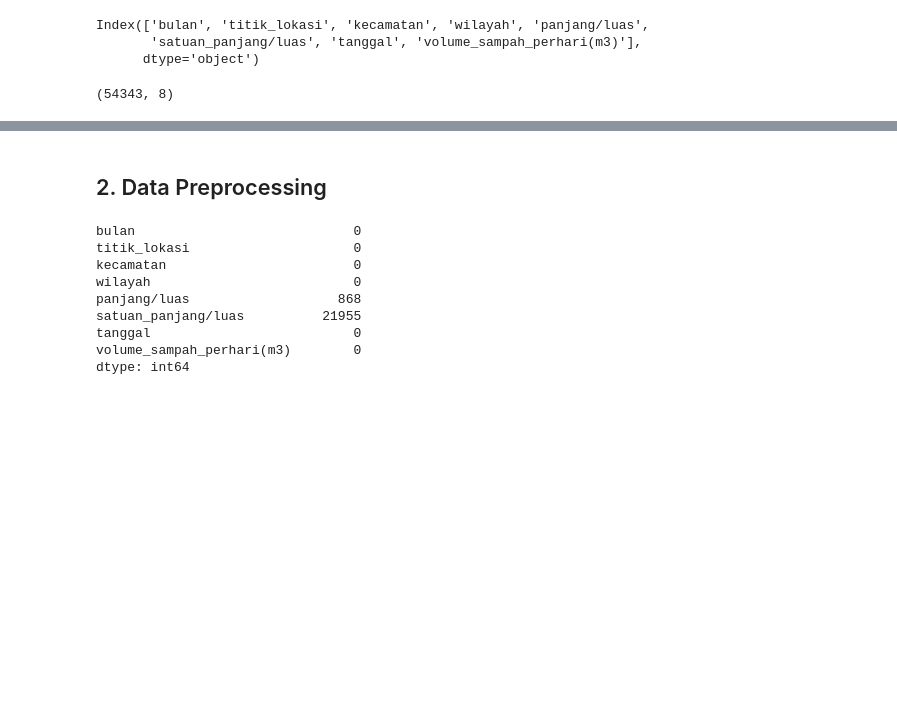
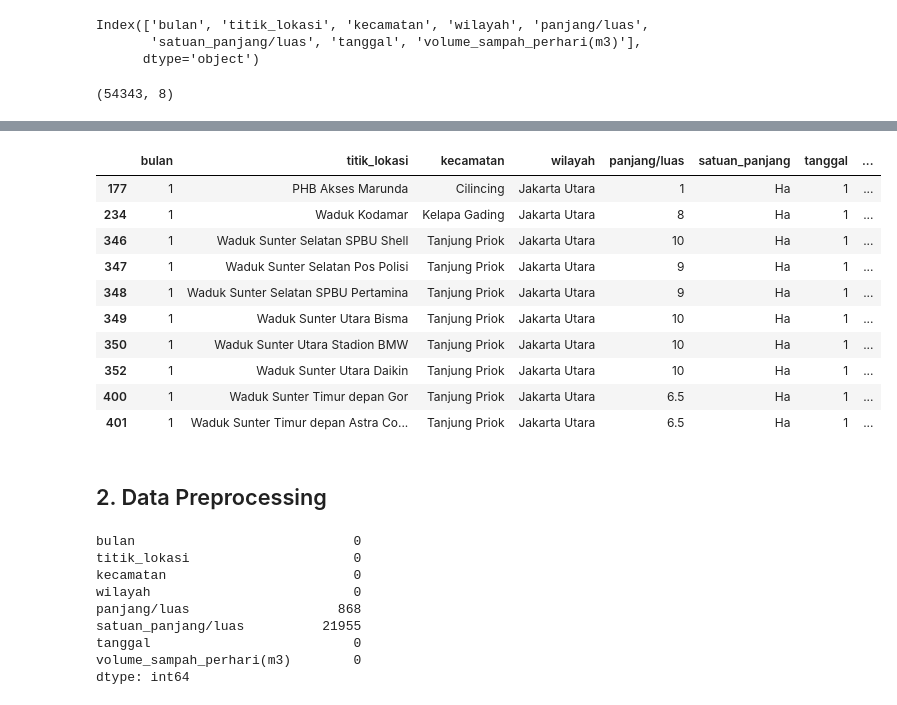
Before and after one commit to pramudianzaheka92/ProjectTugasAkhir, a Jupyter notebook: 1 - 2021/Prediksi Tingkat Pengangkutan Volume Sampah di Bulan Januari 2021.ipynb, the cells around one changed output, grey strips where cells are left out. Saved outputs shown, nothing was run; the diff lists cells and outputs as text; code cells hidden in the pictures; blank space fills up the shorter version.

```diff
--- a/1 - 2021/Prediksi Tingkat Pengangkutan Volume Sampah di Bulan Januari 2021.ipynb
+++ b/1 - 2021/Prediksi Tingkat Pengangkutan Volume Sampah di Bulan Januari 2021.ipynb
@@ -128,3 +164,19 @@ Name: satuan_panjang/luas, dtype: int64
+# %%
+# Memisahkan semua data yang memiliki satuan_panjang = Ha
+data_Ha = rename_column_data[rename_column_data.satuan_panjang == "Ha"]
+data_Ha.head(10)
+# %% [output]
+|  | bulan | titik_lokasi | kecamatan | wilayah | panjang/luas | satuan_panjang | tanggal | ... |
+| 177 | 1 | PHB Akses Marunda | Cilincing | Jakarta Utara | 1 | Ha | 1 | ... |
+| 234 | 1 | Waduk Kodamar | Kelapa Gading | Jakarta Utara | 8 | Ha | 1 | ... |
+| 346 | 1 | Waduk Sunter Selatan SPBU Shell | Tanjung Priok | Jakarta Utara | 10 | Ha | 1 | ... |
+| 347 | 1 | Waduk Sunter Selatan Pos Polisi | Tanjung Priok | Jakarta Utara | 9 | Ha | 1 | ... |
+| 348 | 1 | Waduk Sunter Selatan SPBU Pertamina | Tanjung Priok | Jakarta Utara | 9 | Ha | 1 | ... |
+| 349 | 1 | Waduk Sunter Utara Bisma | Tanjung Priok | Jakarta Utara | 10 | Ha | 1 | ... |
+| 350 | 1 | Waduk Sunter Utara Stadion BMW | Tanjung Priok | Jakarta Utara | 10 | Ha | 1 | ... |
+| 352 | 1 | Waduk Sunter Utara Daikin | Tanjung Priok | Jakarta Utara | 10 | Ha | 1 | ... |
+| 400 | 1 | Waduk Sunter Timur depan Gor | Tanjung Priok | Jakarta Utara | 6.5 | Ha | 1 | ... |
+| 401 | 1 | Waduk Sunter Timur depan Astra Co... | Tanjung Priok | Jakarta Utara | 6.5 | Ha | 1 | ... |
 # %% [markdown]
 ## 2. Data Preprocessing
 # %%
```
Also changed, not shown: parts of 18 cells of this notebook.
